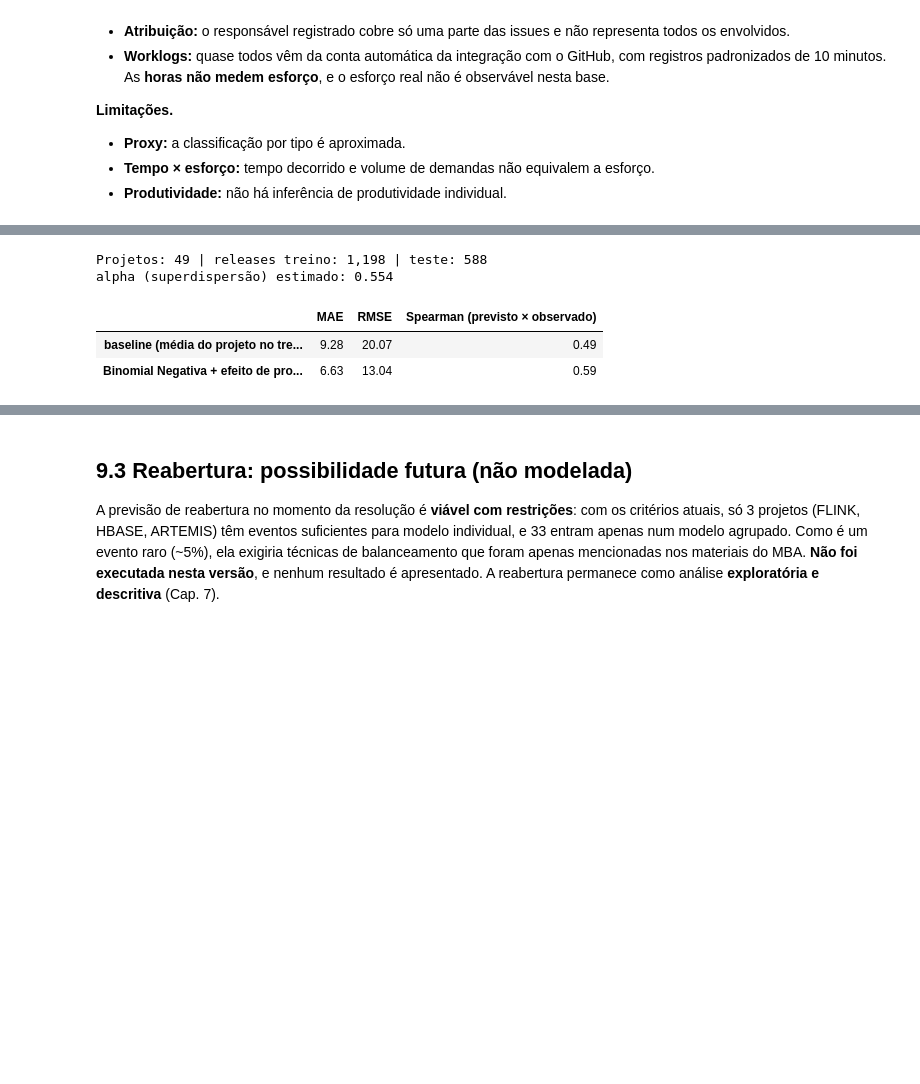
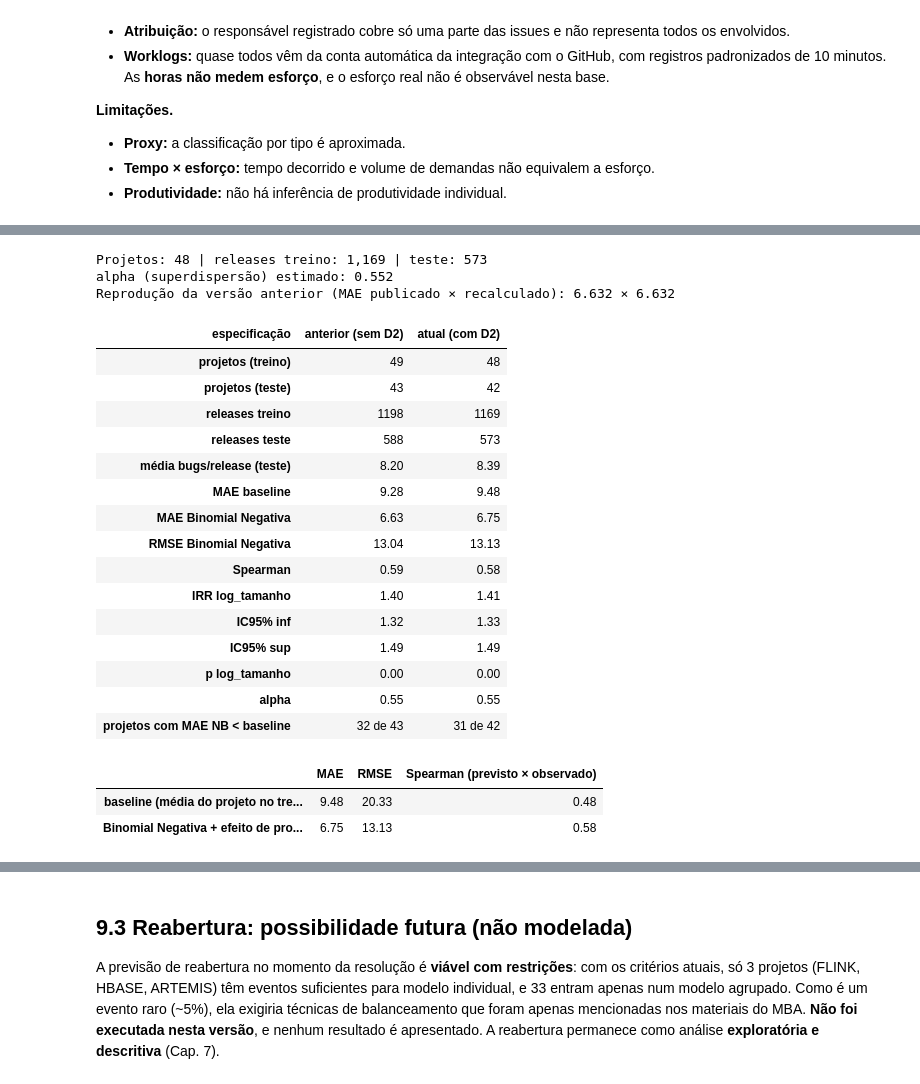
Before and after one commit to alineosilveira/tcc-governanca-operacional-ml-v2, a Jupyter notebook: TCC_Analise_e_Modelos_v2.ipynb, the cells around one changed output, grey strips where cells are left out. Saved outputs shown, nothing was run; the diff lists cells and outputs as text; code cells hidden in the pictures; blank space fills up the shorter version.

```diff
--- a/TCC_Analise_e_Modelos_v2.ipynb
+++ b/TCC_Analise_e_Modelos_v2.ipynb
@@ -978,32 +1056,78 @@ coef.round(3)
 | Métricas | MAE, RMSE e correlação de Spearman entre previsto e observado (ordenação de risco) |
 # %%
 import statsmodels.formula.api as smf
-X = pop.copy()
-X["log_tamanho"] = np.log1p(X["tamanho_t0"])
-X["prop_bugs"] = np.where(X["tamanho_t0"] > 0, X["bugs_na_release_t0"] / X["tamanho_t0"].replace(0, np.nan), 0)
-X["prop_evol"] = np.where(X["tamanho_t0"] > 0, X["evolucao_na_release_t0"] / X["tamanho_t0"].replace(0, np.nan), 0)
-X["log_dias_anterior"] = np.log1p(X["dias_desde_release_anterior"].fillna(X["dias_desde_release_anterior"].median()).clip(lower=0))
-ntr = X[X["split"] == "treino"].groupby("project_key").size()
-X = X[X["project_key"].isin(ntr[ntr >= 10].index) & X["split"].isin(["treino", "teste"])]
-trr, ter = X[X["split"] == "treino"], X[X["split"] == "teste"]
-ter = ter[ter["project_key"].isin(trr["project_key"].unique())]
-print(f"Projetos: {trr['project_key'].nunique()} | releases treino: {len(trr):,} | teste: {len(ter):,}")
 FORM = "{y} ~ log_tamanho + prop_bugs + prop_evol + log_dias_anterior + releases_90d_anteriores + C(tipo_versao) + C(project_key)"
-nb = smf.negativebinomial(FORM.format(y="bugs_180d_ampliado"), data=trr).fit(maxiter=500, disp=0)
-ter = ter.assign(pred_nb=nb.predict(ter), pred_base=ter["project_key"].map(trr.groupby("project_key")["bugs_180d_ampliado"].mean()))
+
+def preparar_h1(p):
+    X = p.copy()
+    X["log_tamanho"] = np.log1p(X["tamanho_t0"])
+    X["prop_bugs"] = np.where(X["tamanho_t0"] > 0, X["bugs_na_release_t0"] / X["tamanho_t0"].replace(0, np.nan), 0)
+    X["prop_evol"] = np.where(X["tamanho_t0"] > 0, X["evolucao_na_release_t0"] / X["tamanho_t0"].replace(0, np.nan), 0)
+    X["log_dias_anterior"] = np.log1p(X["dias_desde_release_anterior"].fillna(X["dias_desde_release_anterior"].median()).clip(lower=0))
+    ntr = X[X["split"] == "treino"].groupby("project_key").size()
+    X = X[X["project_key"].isin(ntr[ntr >= 10].index) & X["split"].isin(["treino", "teste"])]
+    trr, ter = X[X["split"] == "treino"], X[X["split"] == "teste"]
+    return trr, ter[ter["project_key"].isin(trr["project_key"].unique())]
+
+def ajustar_h1(trr, ter, alvo="bugs_180d_ampliado"):
+    m = smf.negativebinomial(FORM.format(y=alvo), data=trr).fit(maxiter=500, disp=0)
+    return m, m.predict(ter), ter["project_key"].map(trr.groupby("project_key")[alvo].mean())
+
 def mreg(y, p):
     return {"MAE": np.mean(np.abs(y - p)), "RMSE": np.sqrt(np.mean((y - p) ** 2)), "Spearman (previsto × observado)": stats.spearmanr(p, y)[0]}
+
+trr_ant, ter_ant = preparar_h1(pop_anterior)      # especificação anterior (commit 852b9c9)
+nb_ant, pred_ant, base_ant = ajustar_h1(trr_ant, ter_ant)
+trr, ter = preparar_h1(pop)                       # atual (D2)
+nb, pred_nb, pred_base = ajustar_h1(trr, ter)
+ter = ter.assign(pred_nb=pred_nb, pred_base=pred_base)
+print(f"Projetos: {trr['project_key'].nunique()} | releases treino: {len(trr):,} | teste: {len(ter):,}")
 res_h1 = pd.DataFrame({"baseline (média do projeto no treino)": mreg(ter["bugs_180d_ampliado"], ter["pred_base"]),
                        "Binomial Negativa + efeito de projeto": mreg(ter["bugs_180d_ampliado"], ter["pred_nb"])}).T.round(3)
 salvar_tab(res_h1.reset_index().rename(columns={"index": "modelo"}), "cap9_h1_metricas_teste")
 print(f"alpha (superdispersão) estimado: {nb.params['alpha']:.3f}")
+
+def linha(nome, trr_, ter_, m, pred, base):
+    ci_ = np.exp(m.conf_int().loc["log_tamanho"])
+    y = ter_["bugs_180d_ampliado"]
+    return {"especificação": nome, "projetos (treino)": trr_["project_key"].nunique(), "projetos (teste)": ter_["project_key"].nunique(),
+            "releases treino": len(trr_), "releases teste": len(ter_), "média bugs/release (teste)": y.mean(),
+            "MAE baseline": np.mean(np.abs(y - base)), "MAE Binomial Negativa": np.mean(np.abs(y - pred)),
+            "RMSE Binomial Negativa": np.sqrt(np.mean((y - pred) ** 2)), "Spearman": stats.spearmanr(pred, y)[0],
+            "IRR log_tamanho": np.exp(m.params["log_tamanho"]), "IC95% inf": ci_[0], "IC95% sup": ci_[1],
+            "p log_tamanho": m.pvalues["log_tamanho"], "alpha": m.params["alpha"],
+            "projetos com MAE NB < baseline": f"{int((pd.DataFrame({'p': ter_['project_key'], 'e1': np.abs(y - pred), 'e0': np.abs(y - base)}).groupby('p').mean().eval('e1 < e0')).sum())} de {ter_['project_key'].nunique()}"}
+
+comp_h1 = salvar_tab(pd.DataFrame([linha("anterior (sem D2)", trr_ant, ter_ant, nb_ant, pred_ant, base_ant),
+                                   linha("atual (com D2)", trr, ter, nb, pred_nb, pred_base)]).round(3), "cap9_h1_comparacao_d2")
+ref1 = pd.read_csv(TAB / "versao_anterior_852b9c9" / "cap9_h1_metricas_teste.csv").set_index("modelo")
+print("Reprodução da versão anterior (MAE publicado × recalculado):",
+      ref1.loc["Binomial Negativa + efeito de projeto", "MAE"], "×", round(comp_h1.loc[0, "MAE Binomial Negativa"], 3))
+display(comp_h1.set_index("especificação").T)
 res_h1
 # %% [output]
-Projetos: 49 | releases treino: 1,198 | teste: 588
-alpha (superdispersão) estimado: 0.554
+Projetos: 48 | releases treino: 1,169 | teste: 573
+alpha (superdispersão) estimado: 0.552
+Reprodução da versão anterior (MAE publicado × recalculado): 6.632 × 6.632
-|  | MAE | RMSE | Spearman (previsto × observado) |
-| baseline (média do projeto no tre... | 9.28 | 20.07 | 0.49 |
-| Binomial Negativa + efeito de pro... | 6.63 | 13.04 | 0.59 |
+| especificação | anterior (sem D2) | atual (com D2) |
+| projetos (treino) | 49 | 48 |
+| projetos (teste) | 43 | 42 |
+| releases treino | 1198 | 1169 |
+| releases teste | 588 | 573 |
+| média bugs/release (teste) | 8.20 | 8.39 |
+| MAE baseline | 9.28 | 9.48 |
+| MAE Binomial Negativa | 6.63 | 6.75 |
+| RMSE Binomial Negativa | 13.04 | 13.13 |
+| Spearman | 0.59 | 0.58 |
+| IRR log_tamanho | 1.40 | 1.41 |
+| IC95% inf | 1.32 | 1.33 |
+| IC95% sup | 1.49 | 1.49 |
+| p log_tamanho | 0.00 | 0.00 |
+| alpha | 0.55 | 0.55 |
+| projetos com MAE NB < baseline | 32 de 43 | 31 de 42 |
+|  | MAE | RMSE | Spearman (previsto × observado) |
+| baseline (média do projeto no tre... | 9.48 | 20.33 | 0.48 |
+| Binomial Negativa + efeito de pro... | 6.75 | 13.13 | 0.58 |
 # %%
 termos = [t for t in nb.params.index if not t.startswith("C(project_key)") and t not in ("Intercept", "alpha")]
 ci = nb.conf_int().loc[termos]
```
Also changed, not shown: parts of 14 cells of this notebook, 29 other files.
